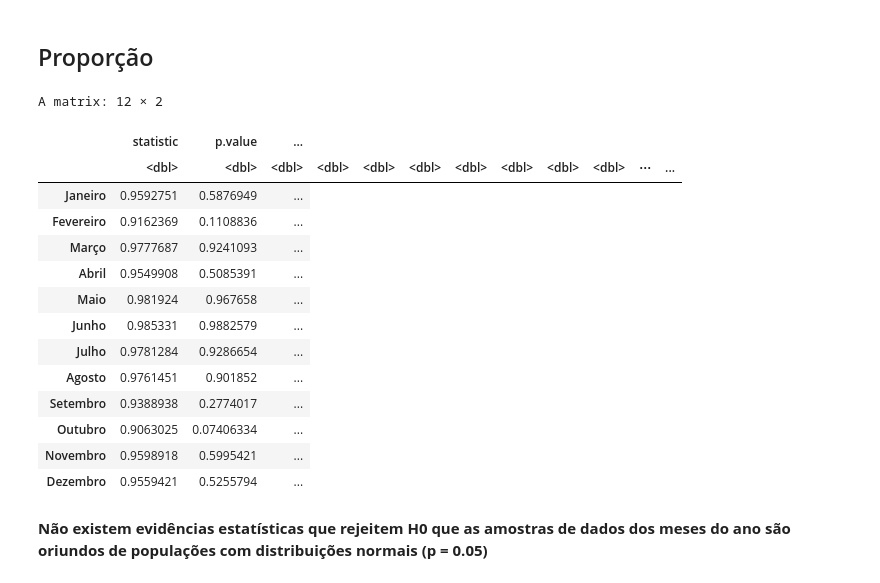
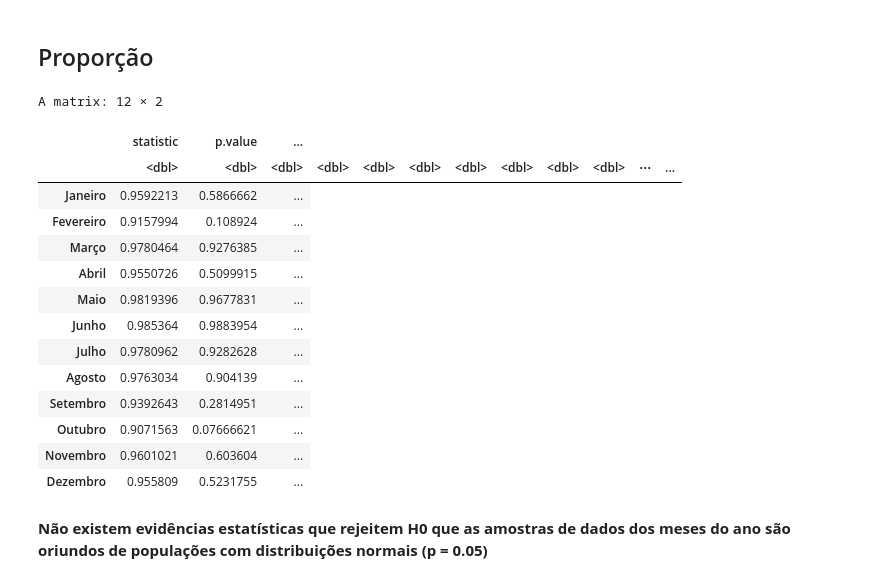
Before and after one commit to jamissonfreitas/IN1119, a Jupyter notebook: analise_mes_ano_testes.ipynb, the cells around one changed output. Saved outputs shown, nothing was run; the diff lists cells and outputs as text; code cells hidden in the pictures.

```diff
--- a/analise_mes_ano_testes.ipynb
+++ b/analise_mes_ano_testes.ipynb
@@ -47,8 +31,8 @@ A data.frame: 18 × 12
 | 2016 | 941 | 926 | 929 | 919 | 927 | 879 | 925 | 910 | 962 | 1047 | 1016 | ... |
 | 2017 | 1059 | 967 | 1055 | 923 | 1029 | 932 | 938 | 1071 | 1135 | 1212 | 1063 | ... |
 # %%
-df_obitos_normalizado <- read.csv('df_obitos_normalizado.csv', row.names = 1, sep = ';')
-df_obitos_normalizado
+df_obitos_proporcao <- read.csv('df_obitos_proporcao.csv', row.names = 1, sep = ';')
+df_obitos_proporcao
 # %% [output]
 A data.frame: 18 × 12
 |  | Janeiro | Fevereiro | Março | Abril | Maio | Junho | Julho | Agosto | Setembro | Outubro | Novembro | ... |
@@ -172,25 +156,25 @@ A matrix: 12 × 2
 # %% [markdown]
 ## Proporção
 # %%
-lshap <- lapply(df_obitos_normalizado, shapiro.test)
+lshap <- lapply(df_obitos_proporcao, shapiro.test)
 lres <- sapply(lshap, '[', c("statistic","p.value"))
 t(lres)
 # %% [output]
 A matrix: 12 × 2
 |  | statistic | p.value | ... |
 |  | <dbl> | <dbl> | <dbl> | <dbl> | <dbl> | <dbl> | <dbl> | <dbl> | <dbl> | <dbl> | ⋯ | ... |
-| Janeiro | 0.9592751 | 0.5876949 | ... |
-| Fevereiro | 0.9162369 | 0.1108836 | ... |
-| Março | 0.9777687 | 0.9241093 | ... |
-| Abril | 0.9549908 | 0.5085391 | ... |
-| Maio | 0.981924 | 0.967658 | ... |
-| Junho | 0.985331 | 0.9882579 | ... |
-| Julho | 0.9781284 | 0.9286654 | ... |
-| Agosto | 0.9761451 | 0.901852 | ... |
-| Setembro | 0.9388938 | 0.2774017 | ... |
-| Outubro | 0.9063025 | 0.07406334 | ... |
-| Novembro | 0.9598918 | 0.5995421 | ... |
-| Dezembro | 0.9559421 | 0.5255794 | ... |
+| Janeiro | 0.9592213 | 0.5866662 | ... |
+| Fevereiro | 0.9157994 | 0.108924 | ... |
+| Março | 0.9780464 | 0.9276385 | ... |
+| Abril | 0.9550726 | 0.5099915 | ... |
+| Maio | 0.9819396 | 0.9677831 | ... |
+| Junho | 0.985364 | 0.9883954 | ... |
+| Julho | 0.9780962 | 0.9282628 | ... |
+| Agosto | 0.9763034 | 0.904139 | ... |
+| Setembro | 0.9392643 | 0.2814951 | ... |
+| Outubro | 0.9071563 | 0.07666621 | ... |
+| Novembro | 0.9601021 | 0.603604 | ... |
+| Dezembro | 0.955809 | 0.5231755 | ... |
 # %% [markdown]
 **Não existem evidências estatísticas  que rejeitem H0 que as amostras de dados dos meses do ano são oriundos de populações com distribuições normais (p = 0.05)**
 # %% [markdown]
```
Also changed, not shown: parts of 6 cells of this notebook.
